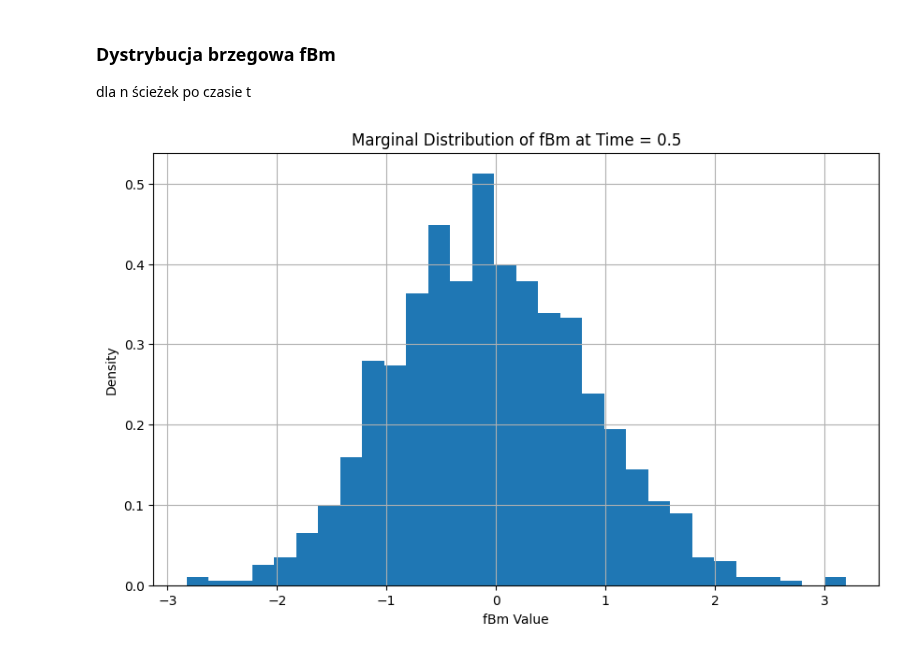
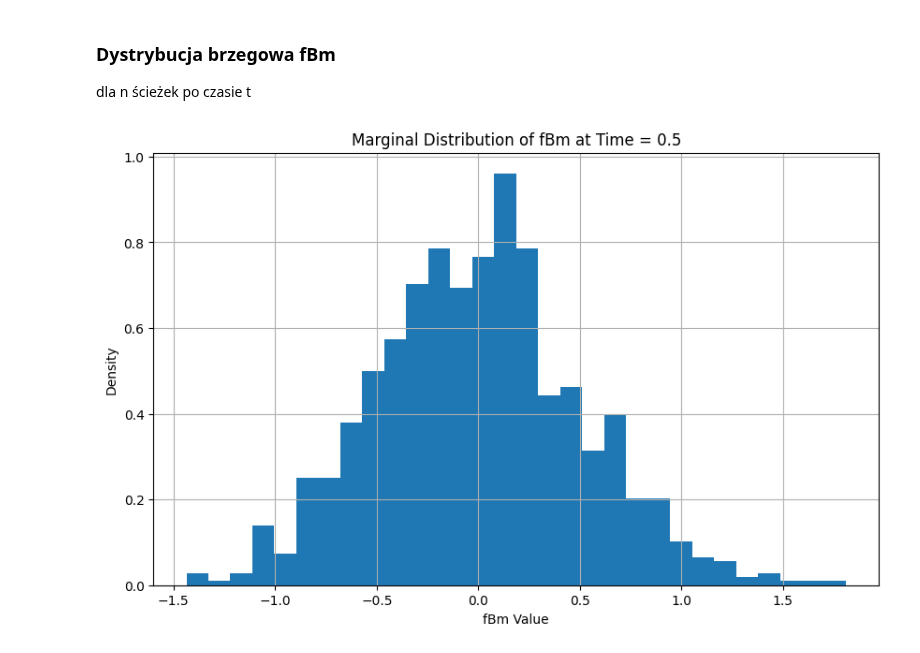
Before and after one commit to D3BINSKI/fraktale-projekt-2, a Jupyter notebook: dystrybucja_normalna_fBm.ipynb, the cells around one changed output. Drawn from its saved outputs; the diff is of its cells as text; code cells hidden in the pictures.

Commit message:
fix hurst value

```diff
--- a/dystrybucja_normalna_fBm.ipynb
+++ b/dystrybucja_normalna_fBm.ipynb
@@ -67,21 +67,21 @@ plt.show()
 # %%
 # Parameters
 n_paths = 1000  # number of fBm paths to simulate
 n_points = 100  # number of points in each path
-hurst = 0.1     # Hurst parameter
+hurst = 0.5     # Hurst parameter
 time = 0.5     # time at which to observe the marginal distribution
 
 # Generate fBm paths
 f = FBM(n=n_points, hurst=hurst, length=time, method='daviesharte')
 fbm_values_at_time = [f.fbm()[int(time*n_points)] for _ in range(n_paths)]  # Extract the end value of each path
 
 # Plot the histogram
 plt.figure(figsize=(10, 6))
 plt.hist(fbm_values_at_time, bins=30, density=True)
 plt.title(f'Marginal Distribution of fBm at Time = {time}')
 plt.xlabel('fBm Value')
 plt.ylabel('Density')
 plt.grid(True)
 plt.show()
 # %% [output]
-[figure, old version]
+[figure, new version]
```
